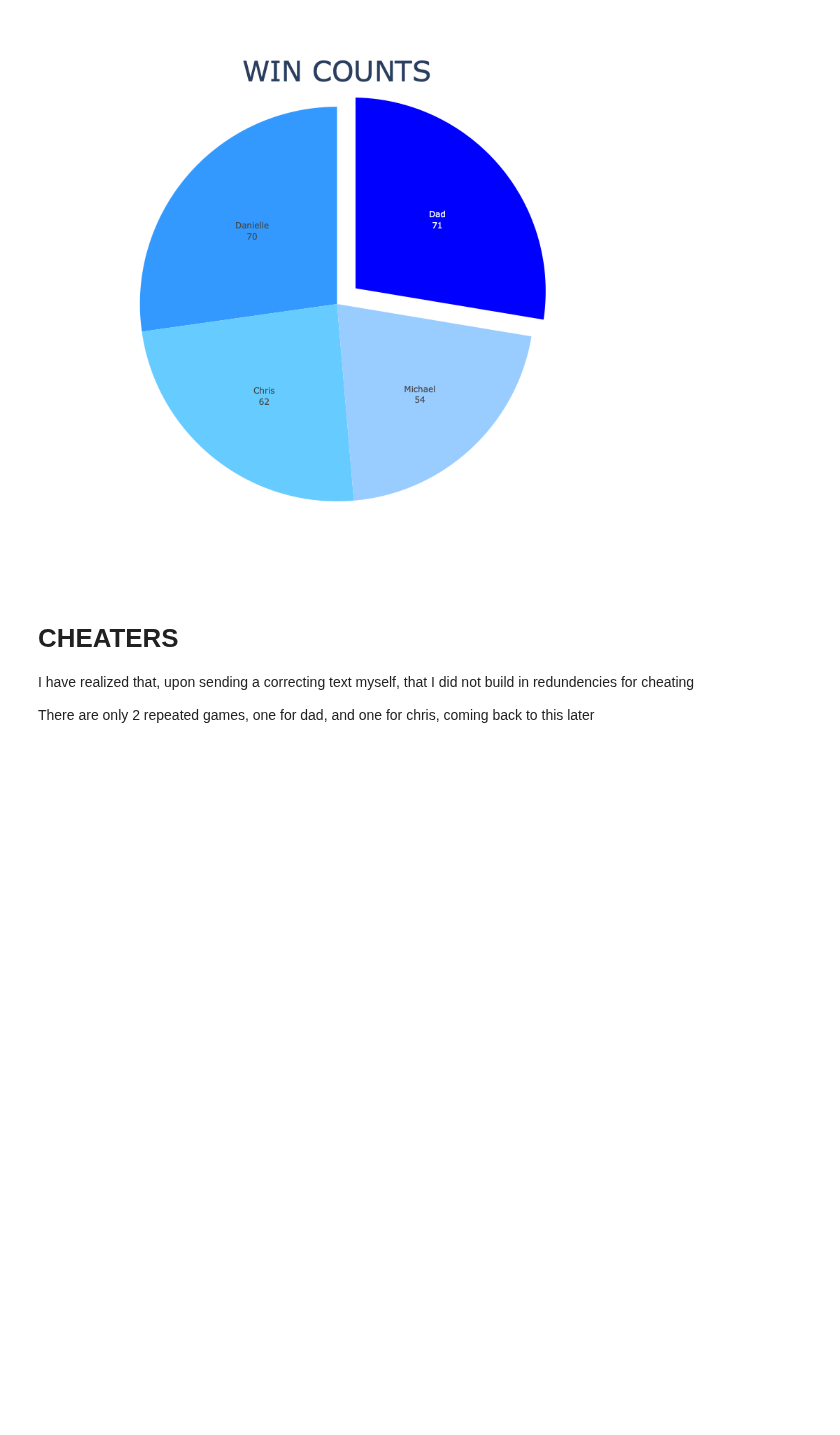
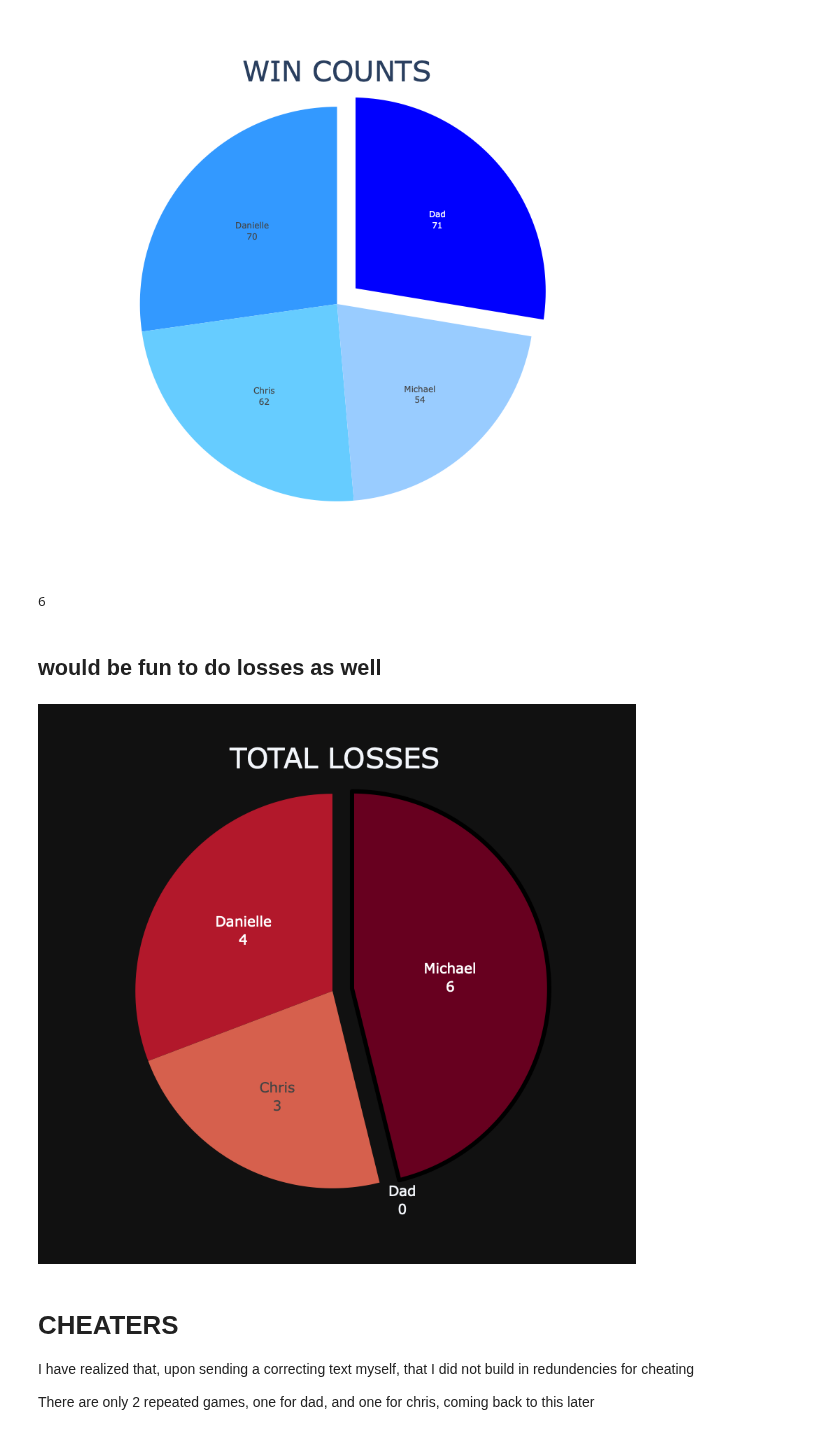
Before and after one commit to MichaelHarnett/WORDLEscoreboard, a Jupyter notebook: Untitled2.ipynb, the cells around one changed output. Cells and saved outputs as stored; diff of their text form; code cells hidden in the pictures; blank space fills up the shorter version.

Commit message:
odding loss pie chart too for shits and gigs

```diff
--- a/Untitled2.ipynb
+++ b/Untitled2.ipynb
@@ -608,6 +630,53 @@ total_pie.update_layout(
 total_pie.show()
 # %% [output]
 [figure]
+# %%
+michael_lossnum
+# %% [output]
+6
+# %% [markdown]
+## would be fun to do losses as well
+# %%
+#putting the above graphing work into one place to copy into the app code
+#BY THE WAY it took about 2 hours to figure out how to ONLY border a pulled slice. JUSSSSS SAYIN
+
+#easiest way is to make lits of just the data we need
+players = ['Michael', 'Danielle','Chris','Dad']
+loss_scores = [michael_lossnum, danielle_lossnum, chris_lossnum, dad_lossnum]
+
+#becaue it can be zipped into a dict
+loss_piezip = zip(players,loss_scores)
+
+#easily turned into a dataframe
+loss_piedf = pd.DataFrame(loss_piezip, columns = ['Player','Losses'])
+
+#sorted so that the winner is always on top/is pulled and bordered
+loss_piedf.sort_values('Losses', ascending = False, inplace = True)
+
+
+
+#and then added allllll togehter into one beautiful pie chart
+loss_pie = px.pie(loss_piedf, names = 'Player', values = 'Losses',
+                   title = 'TOTAL LOSSES', template = 'plotly_dark', color_discrete_sequence=px.colors.sequential.RdBu,
+                  height = 800, width = 800)
+loss_pie.update_traces(textinfo = 'label + value',pull = ([.1,0,0,0]),
+                        textfont = dict(size = 20), hovertemplate = [
+                            'WOW YOU SUUUUUCK','BOOOO','maybe read a bit more?','you got this'],
+                       marker = dict(line = dict(color = 'black', width = [6,0,0,0])))
+loss_pie.update_layout(#autosize = True,
+    title={
+        'text': "TOTAL LOSSES",
+        'y':.92,
+        'x':0.5,
+        'xanchor': 'center',
+        'yanchor': 'top'
+        },
+    title_font_size = 40,
+    showlegend = False
+)
+loss_pie.show()
+# %% [output]
+[figure, added]
 # %% [markdown]
 # CHEATERS
 
```
Also changed, not shown: parts of 1 cell of this notebook, 1 other file.
